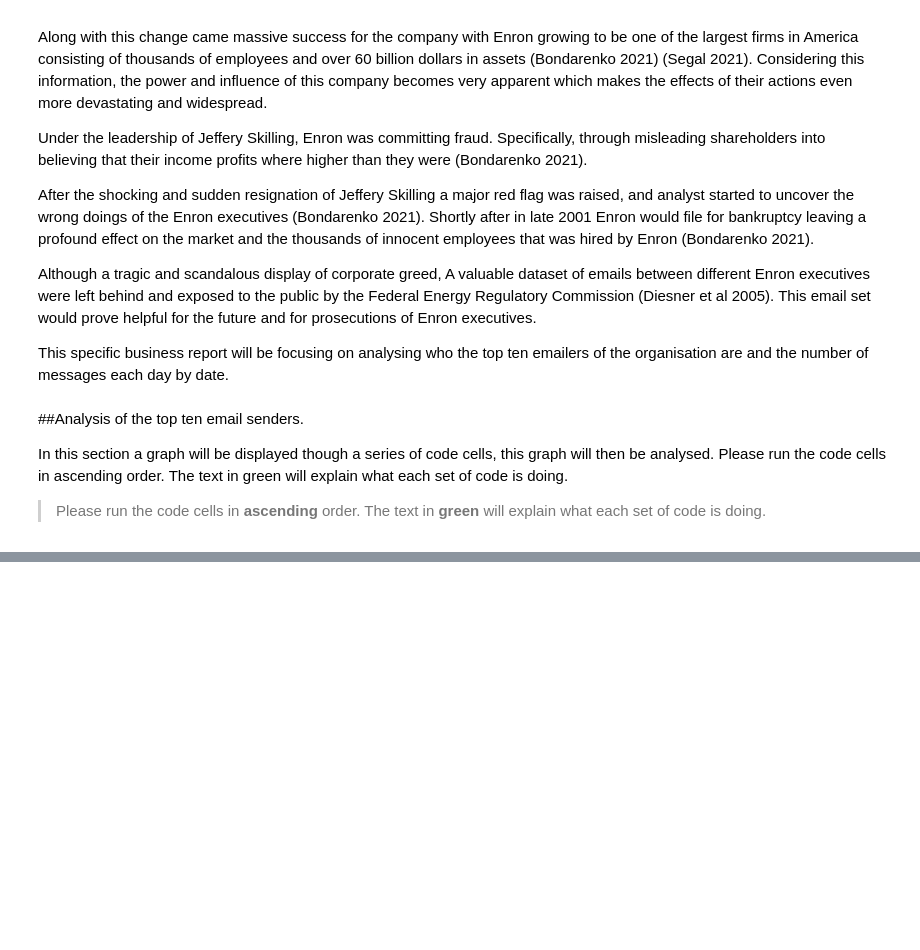
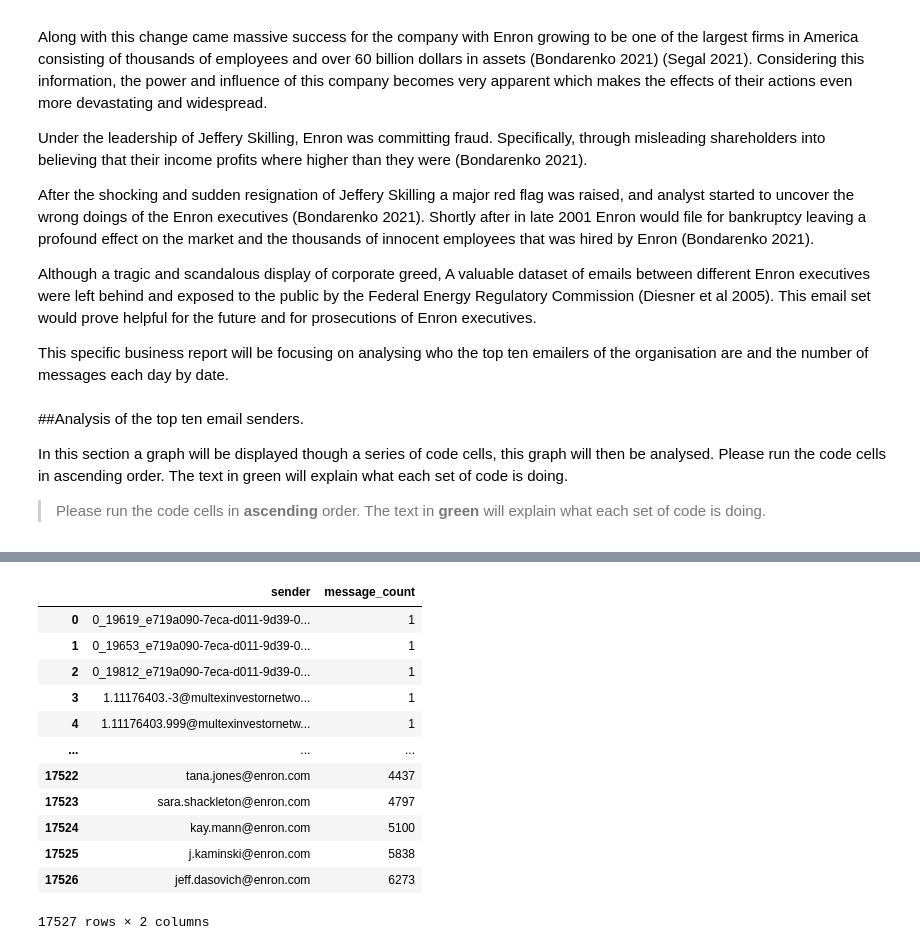
Before and after one commit to nathancomley/ASSIGNMENT-2, a Jupyter notebook: Programming_assignment_Original.ipynb, the cells around one changed output, grey strips where cells are left out. Saved outputs shown, nothing was run; the diff lists cells and outputs as text; code cells hidden in the pictures; blank space fills up the shorter version.

```diff
--- a/Programming_assignment_Original.ipynb
+++ b/Programming_assignment_Original.ipynb
@@ -29,0 +49,37 @@ Please run the code cells in ascending order. The text in green will explain wha
+# %%
+#Importing modules I will use.
+
+import sqlite3
+
+conn = sqlite3.connect("enron.db")
+
+cur = conn.cursor()
+
+import pandas as pd
+# %%
+#Query for number of emails for each employee.
+
+sql= '''
+SELECT sender, count(mid) AS message_count
+ FROM message
+ GROUP BY sender
+ ORDER BY message_count;
+ '''
+
+# Load the data into a DataFrame
+NumberOfEmailsPerEmployee_df = pd.read_sql_query(sql,conn)
+NumberOfEmailsPerEmployee_df
+# %% [output]
+|  | sender | message_count |
+| 0 | 0_19619_e719a090-7eca-d011-9d39-0... | 1 |
+| 1 | 0_19653_e719a090-7eca-d011-9d39-0... | 1 |
+| 2 | 0_19812_e719a090-7eca-d011-9d39-0... | 1 |
+| 3 | 1.11176403.-3@multexinvestornetwo... | 1 |
+| 4 | 1.11176403.999@multexinvestornetw... | 1 |
+| ... | ... | ... |
+| 17522 | tana.jones@enron.com | 4437 |
+| 17523 | sara.shackleton@enron.com | 4797 |
+| 17524 | kay.mann@enron.com | 5100 |
+| 17525 | j.kaminski@enron.com | 5838 |
+| 17526 | jeff.dasovich@enron.com | 6273 |
+17527 rows × 2 columns
```
Also changed, not shown: parts of 3 cells of this notebook.
